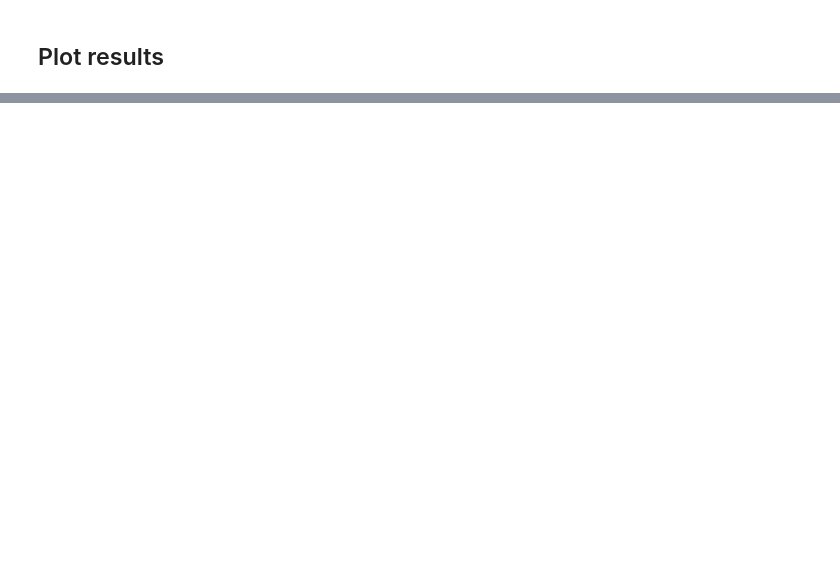
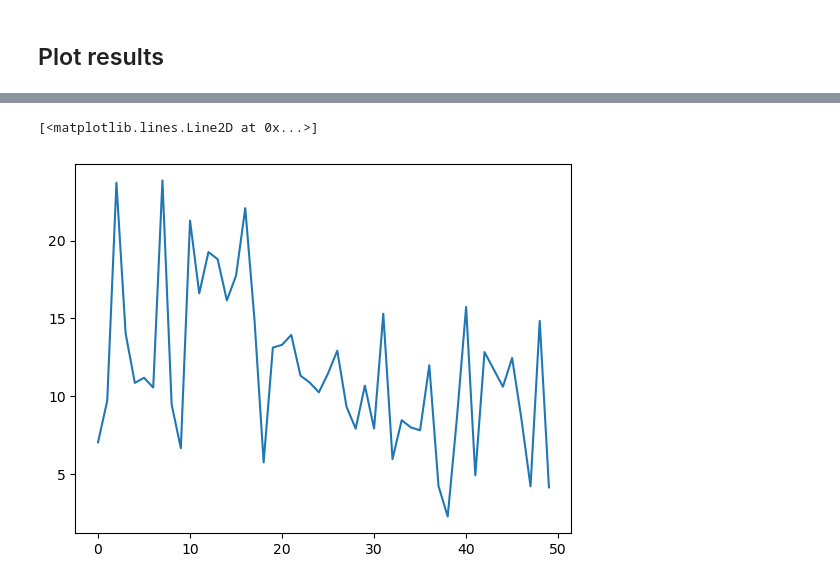
Before and after one commit to Zoe1999Wang/Matterhorn-Studio-DM-project, a Jupyter notebook: codes/BO_zoe_Attempt2.ipynb, the cells around one changed output, grey strips where cells are left out. Cells and saved outputs as stored; diff of their text form; code cells hidden in the pictures; blank space fills up the shorter version.

```diff
--- a/codes/BO_zoe_Attempt2.ipynb
+++ b/codes/BO_zoe_Attempt2.ipynb
@@ -411,0 +511,5 @@ cam.close()
+# %%
+plt.plot(BO_trial_samples[0]["error"])
+# %% [output]
+[<matplotlib.lines.Line2D at 0x...>]
+[figure, added]
```
Also changed, not shown: parts of 24 cells of this notebook.
